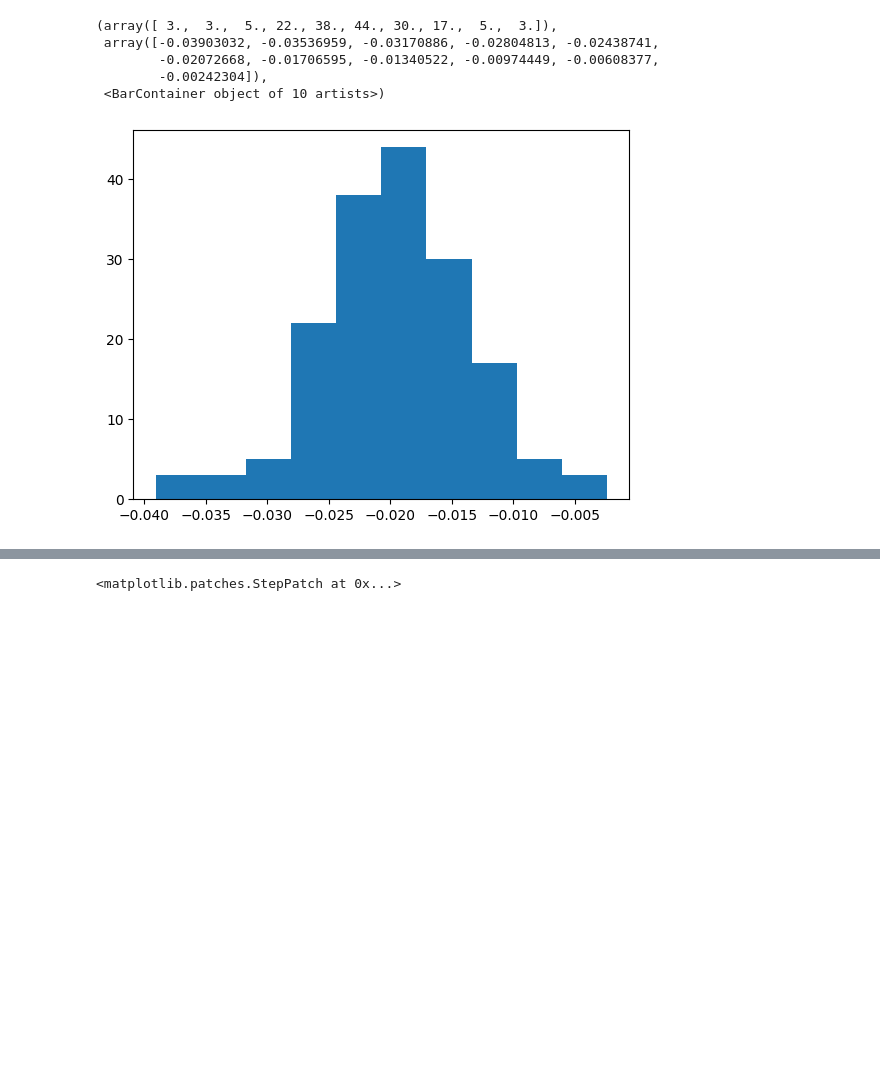
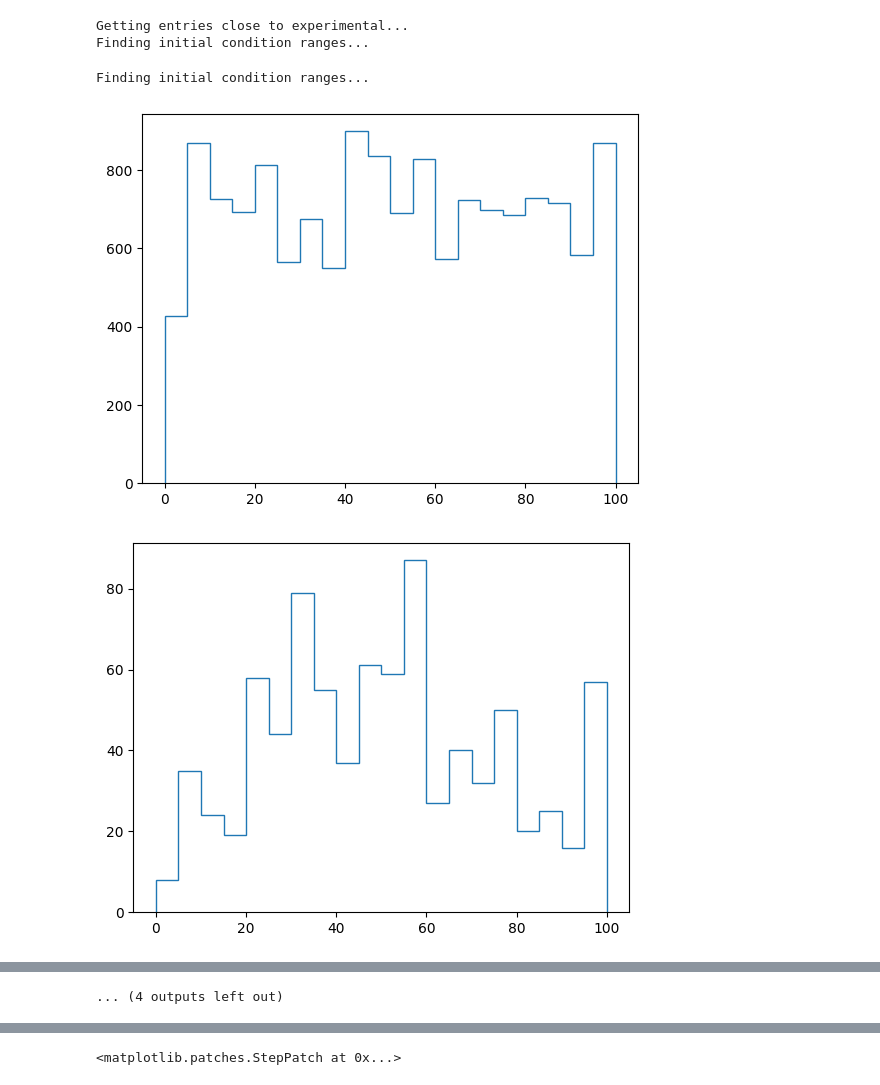
Before and after one commit to GeorgSommerer/bsc_thesis_pGRiNS, a Jupyter notebook: pgrins_cluster_explore.ipynb, the cells around one changed output, grey strips where cells are left out. Saved outputs shown, nothing was run; the diff lists cells and outputs as text; code cells hidden in the pictures; blank space fills up the shorter version.

```diff
--- a/pgrins_cluster_explore.ipynb
+++ b/pgrins_cluster_explore.ipynb
@@ -35,9 +20,0 @@ AnnData object with n_obs × n_vars = 100000 × 4257
-# %%
-plt.hist(a.uns["clustering_results"]["scores"])
-# %% [output]
-(array([ 3.,  3.,  5., 22., 38., 44., 30., 17.,  5.,  3.]),
- array([-0.03903032, -0.03536959, -0.03170886, -0.02804813, -0.02438741,
-        -0.02072668, -0.01706595, -0.01340522, -0.00974449, -0.00608377,
-        -0.00242304]),
- <BarContainer object of 10 artists>)
-[figure, removed]
@@ -43,0 +23,48 @@ plt.hist(a.uns["clustering_results"]["scores"])
+# %%
+grins_data = sc.read_h5ad(f"Data/Projects/{grn_file}/001/perturb_norm_ctrl_0.h5ad")
+from Prep_Data import pgrins_cluster
+adata_list = [sc.read_h5ad(f"{pseq_path}/perturb_norm_subset_{grn_file}.h5ad") for pseq_path in glob(f"Data/Experimental/*")]
+adata_list = [adata[adata.obs["perturbation"]=="ctrl"] for adata in adata_list]
+# %%
+adata_genes, adata_mean, sd = pgrins_cluster.get_adata_ctrl_mean(adata_list)
+grins_data = grins_data[:,sorted(list(set(grins_data.var_names) & set(adata_genes)))] # Remove source genes not in adata from grins_data
+# %%
+print("Getting entries close to experimental...")
+init_conds = pd.read_parquet(f"Data/SimulResults_Racipe_0/{grn_file}/001/{grn_file}_init_conds_001.parquet")
+proxim_matrix = np.abs(grins_data.layers["log1p"]-adata_mean)<sd
+source_idx = np.argwhere(grins_data.var_names.isin(init_conds.columns)).squeeze()
+# %% [output]
+Getting entries close to experimental...
+Finding initial condition ranges...
+# %%
+
+print("Finding initial condition ranges...")
+genes = []
+mins = []
+maxs = []
+for i in tqdm(source_idx[25:40]):
+    gene = grins_data.var_names[i]
+    gene_merged = pd.merge(grins_data[np.asarray(proxim_matrix[:,i]).squeeze()].obs["InitCondNum"],init_conds.loc[:,[gene,"InitCondNum"]])
+    bin_size=20
+
+    ic_hist = np.histogram(gene_merged[gene],bins=bin_size,range=(0,100))
+    plt.stairs(*ic_hist)
+    plt.show()
+    peak_starts = ic_hist[1][:-1][ic_hist[0]>gene_merged.shape[0]/bin_size].astype(int)
+    if len(peak_starts)==0:
+        greatest_cluster = [0,100]
+    else:
+        peak_clusters=[[peak_starts[0],peak_starts[0]+int(100/bin_size)]]
+        for i in range(1,len(peak_starts)):
+            if peak_clusters[-1][1]==peak_starts[i]:
+                peak_clusters[-1][1]+=int(100/bin_size)
+            else:
+                peak_clusters.append([peak_starts[i],peak_starts[i]+int(100/bin_size)])
+        greatest_cluster = peak_clusters[np.argmax([cluster[1]-cluster[0] for cluster in peak_clusters])]
+    genes.append(gene)
+    mins.append(greatest_cluster[0])
+    maxs.append(greatest_cluster[1])
+# %% [output]
+Finding initial condition ranges...
+[figure, added]
+[figure, added]
@@ -43,0 +80 @@ plt.hist(a.uns["clustering_results"]["scores"])
+... (4 outputs left out)
```
Also changed, not shown: parts of 14 cells of this notebook, 12 other files.
